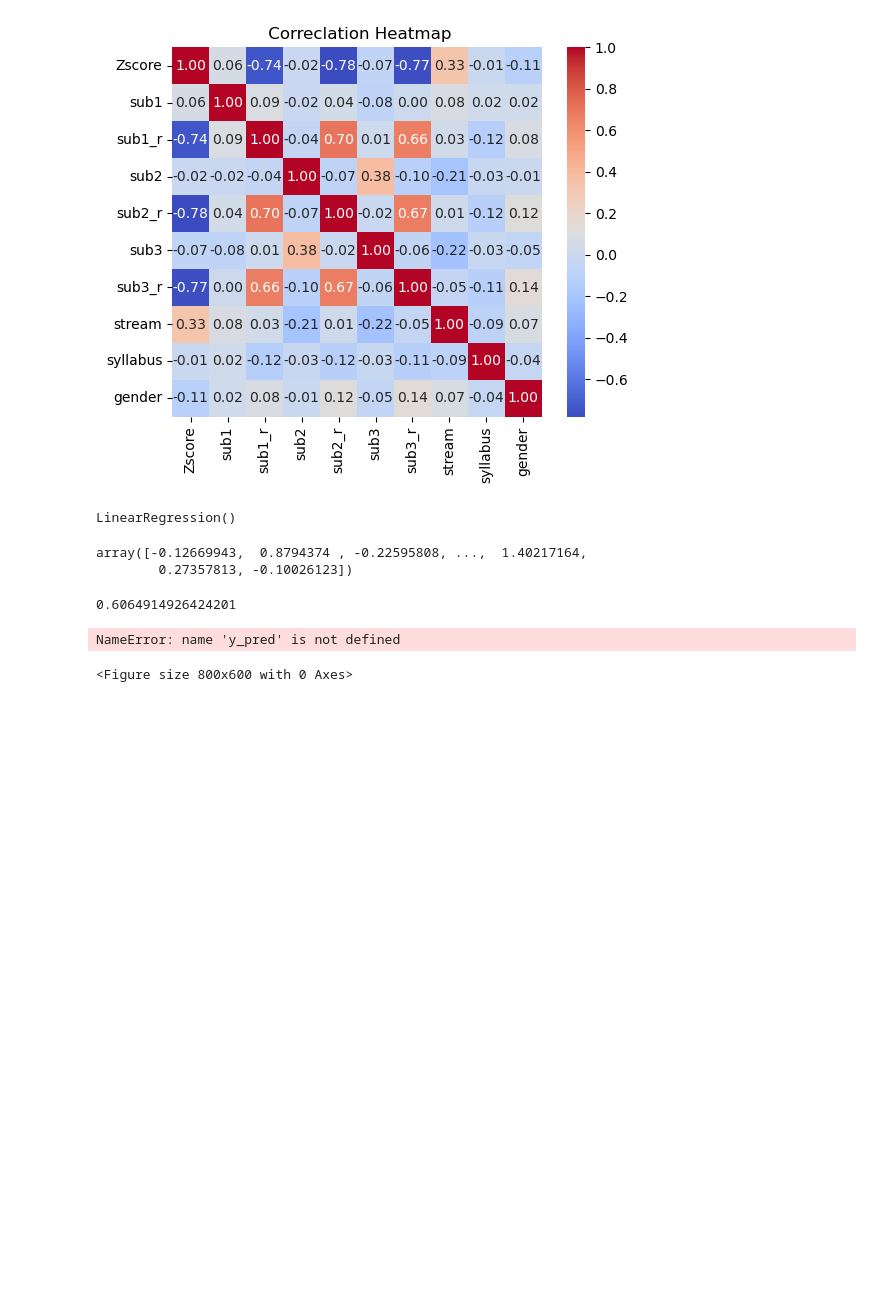
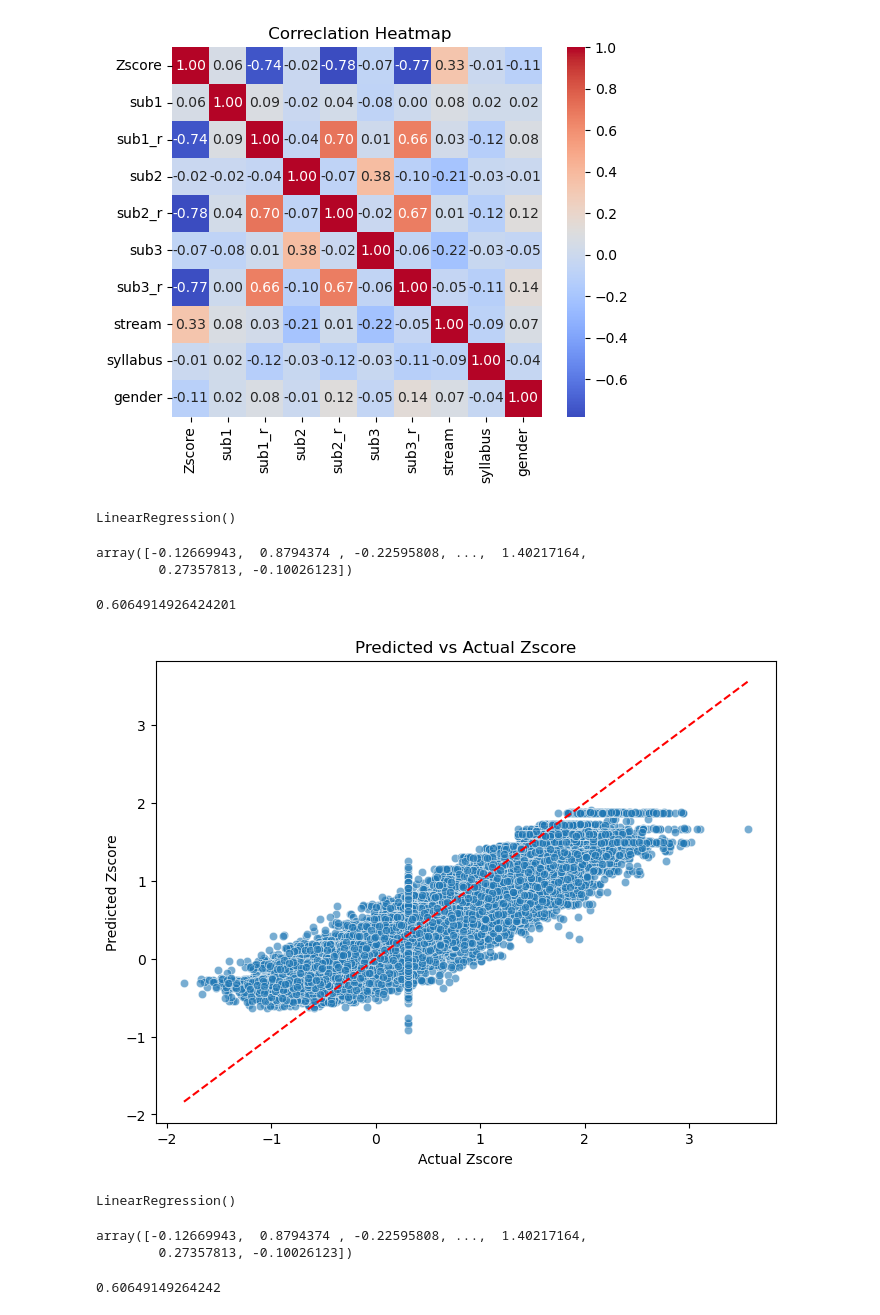
Before and after one commit to Devnath03/Machine_Learning_End-to-End_Models, a Jupyter notebook: Z-Score_Prediction/Z-Score.ipynb, the cells around one changed output. Drawn from its saved outputs; the diff is of its cells as text; code cells hidden in the pictures; blank space fills up the shorter version.

```diff
--- a/Z-Score_Prediction/Z-Score.ipynb
+++ b/Z-Score_Prediction/Z-Score.ipynb
@@ -315,15 +315,14 @@ r2_score(y_test,y_predict)
 # %%
 # Visualize predictions vs actual
 plt.figure(figsize=(8, 6))
-sns.scatterplot(x=y_test, y=y_predi, alpha=0.6)
+sns.scatterplot(x=y_test, y=y_predict, alpha=0.6)
 
 # Plotting a diagonal reference line
 plt.plot([y_test.min(), y_test.max()], [y_test.min(), y_test.max()], 'r--')
 
 plt.title('Predicted vs Actual Zscore')
 plt.xlabel('Actual Zscore')
 plt.ylabel('Predicted Zscore')
 plt.show()
 # %% [output]
-NameError: name 'y_pred' is not defined
-<Figure size 800x600 with 0 Axes>
+[figure, added]
@@ -329,0 +337,18 @@ NameError: name 'y_pred' is not defined
+# %%
+#Re Train the model
+model2 = LinearRegression()
+model.fit(x_train_scaled, y_train)
+# %% [output]
+LinearRegression()
+# %%
+#Get the prediction Newly Model
+y_predict2 = model.predict(x_test_scaled)
+y_predict2
+# %% [output]
+array([-0.12669943,  0.8794374 , -0.22595808, ...,  1.40217164,
+        0.27357813, -0.10026123])
+# %%
+#Calculate the Score of the model2
+r2_score(y_test,y_predict2)
+# %% [output]
+0.60649149264242
```
Also changed, not shown: parts of 3 cells of this notebook.
